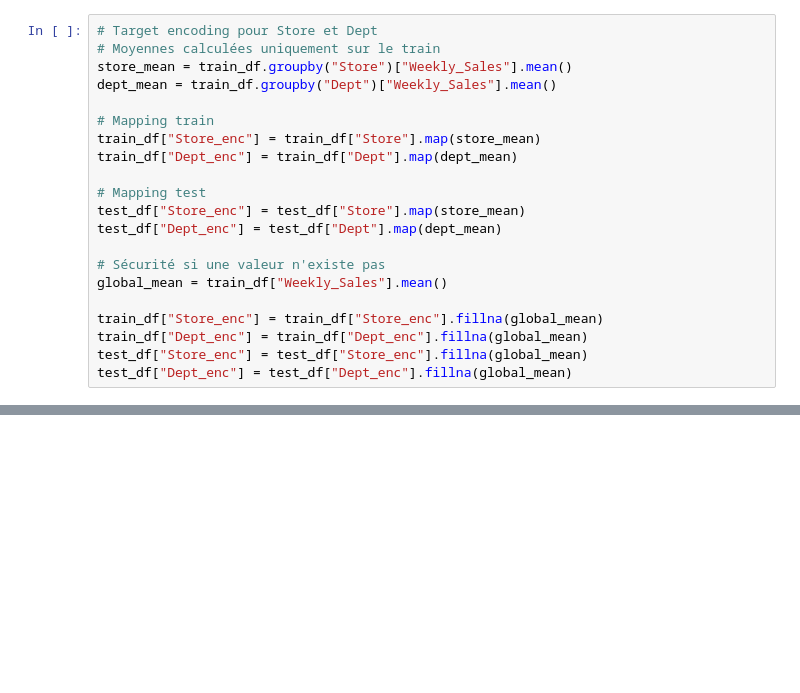
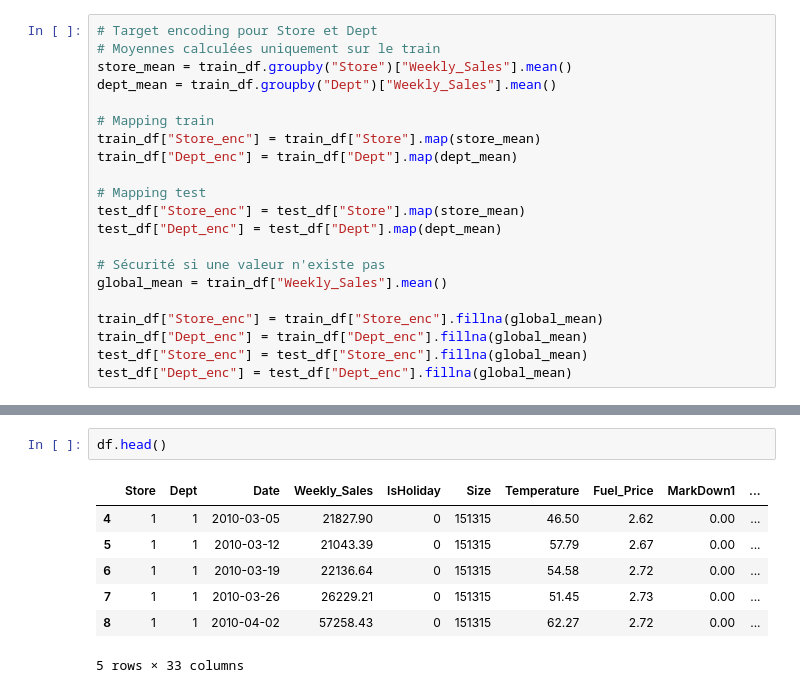
Before and after one commit to aichaghanam/Walmart_Sales_Forecast, a Jupyter notebook: VF-XGBOOST_RF_FINAL.ipynb, the cells around one changed output, grey strips where cells are left out. Drawn from its saved outputs; the diff is of its cells as text; blank space fills up the shorter version.

```diff
--- a/VF-XGBOOST_RF_FINAL.ipynb
+++ b/VF-XGBOOST_RF_FINAL.ipynb
@@ -1200,0 +1264,10 @@ test_df["Dept_enc"] = test_df["Dept_enc"].fillna(global_mean)
+# %%
+df.head()
+# %% [output]
+|  | Store | Dept | Date | Weekly_Sales | IsHoliday | Size | Temperature | Fuel_Price | MarkDown1 | ... |
+| 4 | 1 | 1 | 2010-03-05 | 21827.90 | 0 | 151315 | 46.50 | 2.62 | 0.00 | ... |
+| 5 | 1 | 1 | 2010-03-12 | 21043.39 | 0 | 151315 | 57.79 | 2.67 | 0.00 | ... |
+| 6 | 1 | 1 | 2010-03-19 | 22136.64 | 0 | 151315 | 54.58 | 2.72 | 0.00 | ... |
+| 7 | 1 | 1 | 2010-03-26 | 26229.21 | 0 | 151315 | 51.45 | 2.73 | 0.00 | ... |
+| 8 | 1 | 1 | 2010-04-02 | 57258.43 | 0 | 151315 | 62.27 | 2.72 | 0.00 | ... |
+5 rows × 33 columns
```
Also changed, not shown: parts of 11 cells of this notebook.
